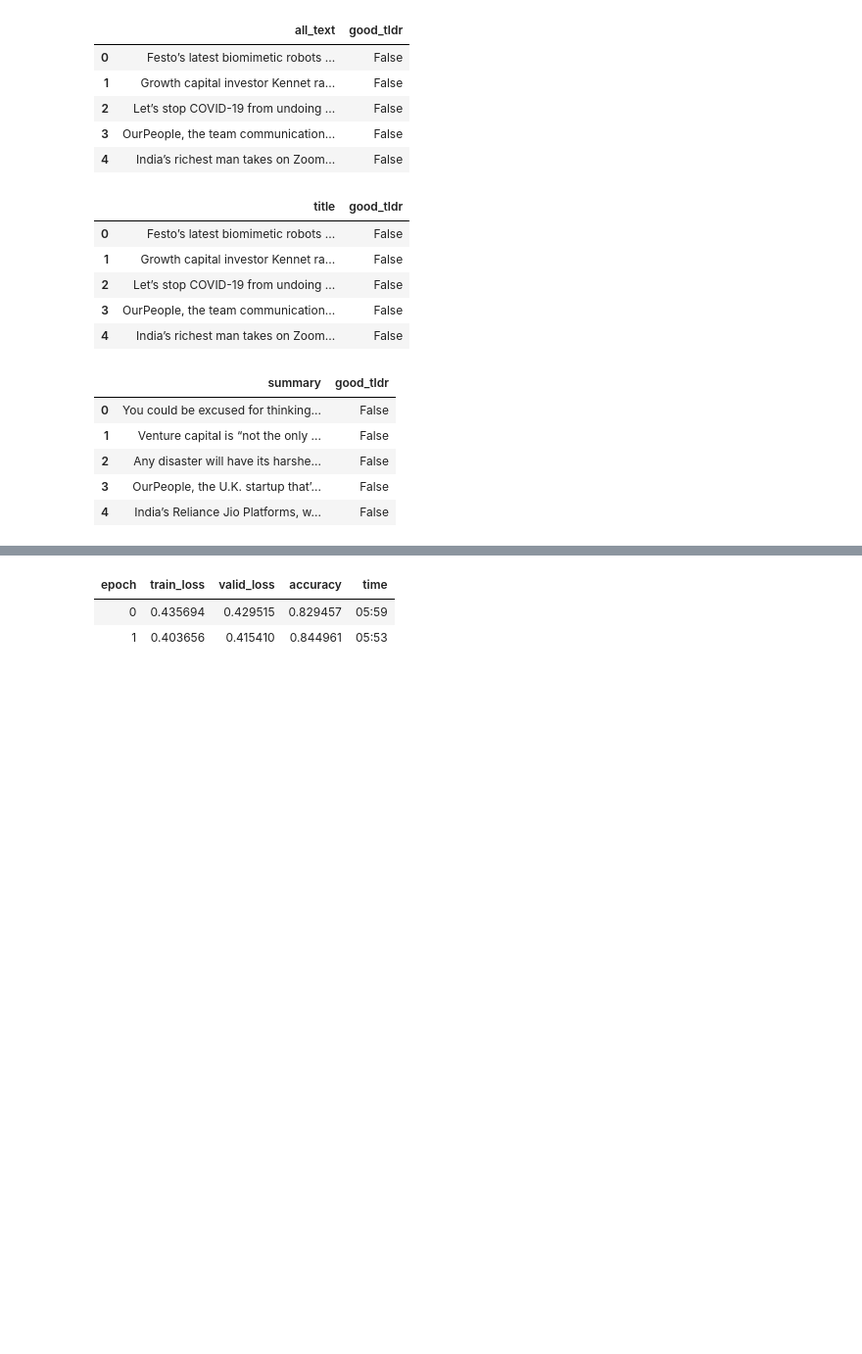
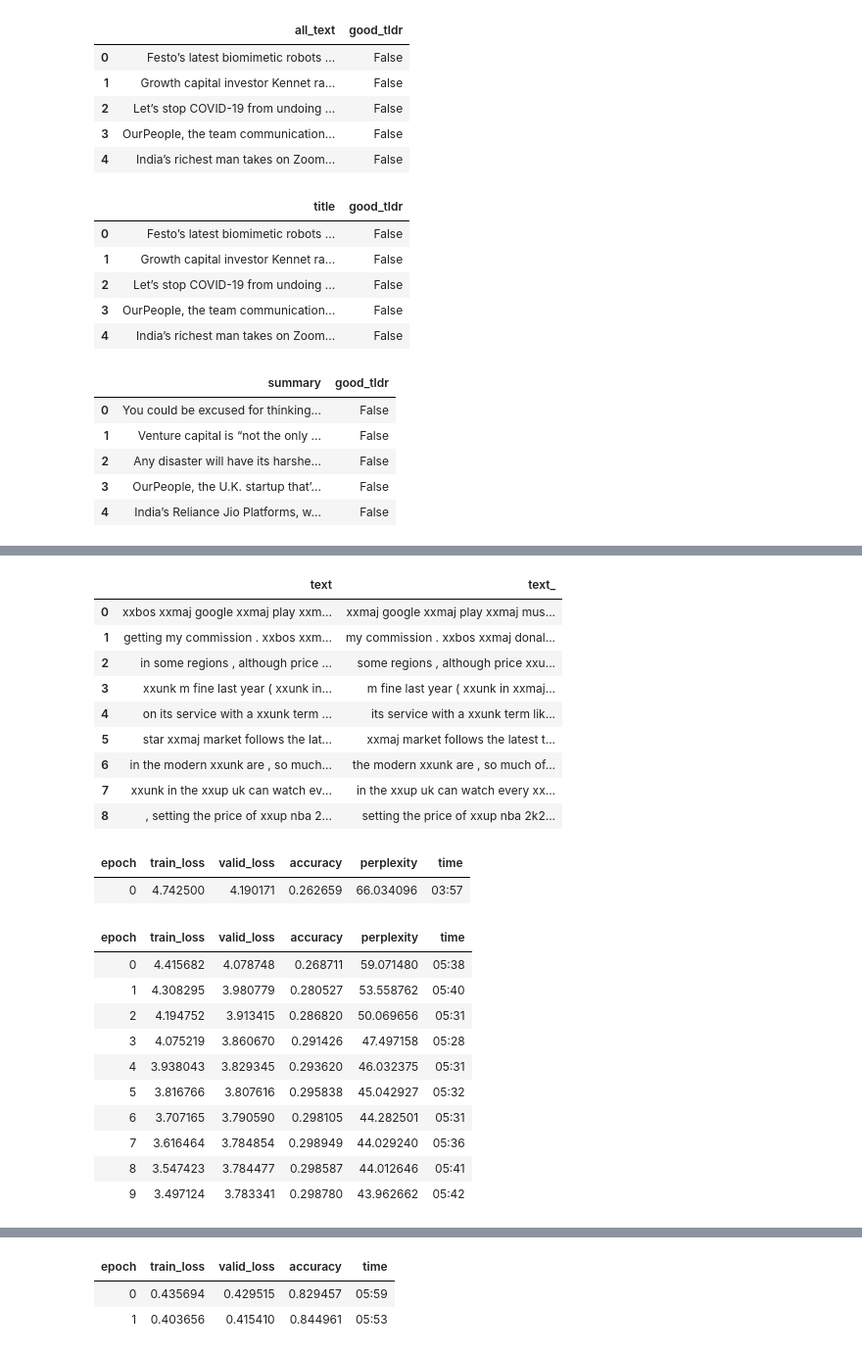
Before and after one commit to tldr-cloud/ai-news-recommendations, a Jupyter notebook: notebooks/lang_model.ipynb, the cells around one changed output, grey strips where cells are left out. Shown at 98% size. Cells and saved outputs as stored; diff of their text form; code cells hidden in the pictures; blank space fills up the shorter version.

```diff
--- a/notebooks/lang_model.ipynb
+++ b/notebooks/lang_model.ipynb
@@ -122,0 +150,3 @@ learn.save_encoder('finetuned')
+# %%
+learn_summaries, dls_lm_summaries = train_language_model(summary_text_data, 'summary-text-lang-model')
+# %% [output]
@@ -123 +154,24 @@ learn.save_encoder('finetuned')
+|  | text | text_ |
+| 0 | xxbos xxmaj google xxmaj play xxm... | xxmaj google xxmaj play xxmaj mus... |
+| 1 | getting my commission . xxbos xxm... | my commission . xxbos xxmaj donal... |
+| 2 | in some regions , although price ... | some regions , although price xxu... |
+| 3 | xxunk m fine last year ( xxunk in... | m fine last year ( xxunk in xxmaj... |
+| 4 | on its service with a xxunk term ... | its service with a xxunk term lik... |
+| 5 | star xxmaj market follows the lat... | xxmaj market follows the latest t... |
+| 6 | in the modern xxunk are , so much... | the modern xxunk are , so much of... |
+| 7 | xxunk in the xxup uk can watch ev... | in the xxup uk can watch every xx... |
+| 8 | , setting the price of xxup nba 2... | setting the price of xxup nba 2k2... |
+| epoch | train_loss | valid_loss | accuracy | perplexity | time |
+| 0 | 4.742500 | 4.190171 | 0.262659 | 66.034096 | 03:57 |
+| epoch | train_loss | valid_loss | accuracy | perplexity | time |
+| 0 | 4.415682 | 4.078748 | 0.268711 | 59.071480 | 05:38 |
+| 1 | 4.308295 | 3.980779 | 0.280527 | 53.558762 | 05:40 |
+| 2 | 4.194752 | 3.913415 | 0.286820 | 50.069656 | 05:31 |
+| 3 | 4.075219 | 3.860670 | 0.291426 | 47.497158 | 05:28 |
+| 4 | 3.938043 | 3.829345 | 0.293620 | 46.032375 | 05:31 |
+| 5 | 3.816766 | 3.807616 | 0.295838 | 45.042927 | 05:32 |
+| 6 | 3.707165 | 3.790590 | 0.298105 | 44.282501 | 05:31 |
+| 7 | 3.616464 | 3.784854 | 0.298949 | 44.029240 | 05:36 |
+| 8 | 3.547423 | 3.784477 | 0.298587 | 44.012646 | 05:41 |
+| 9 | 3.497124 | 3.783341 | 0.298780 | 43.962662 | 05:42 |
 # %%
```
Also changed, not shown: parts of 26 cells of this notebook.
